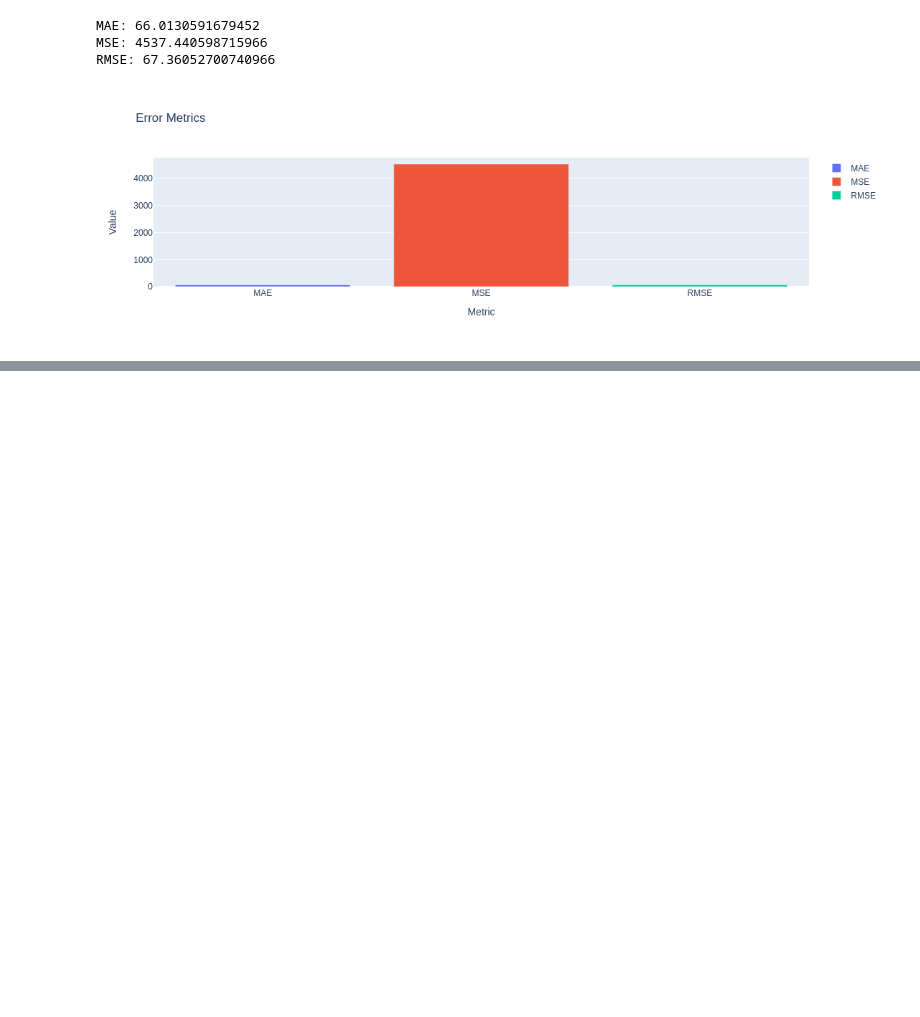
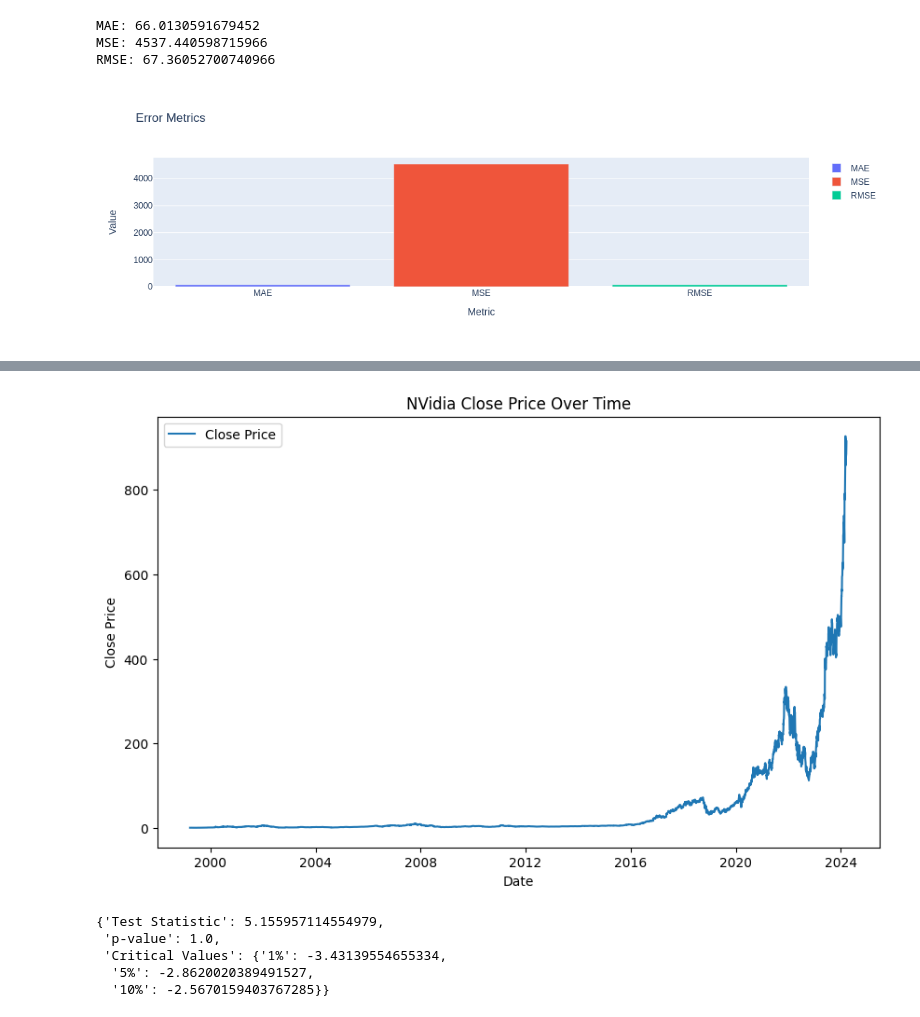
Before and after one commit to TunahanINCE/Machine-Learning-Models-for-Predicting-Stock-Market-Closing-Prices, a Jupyter notebook: TunahanINCE.ipynb, the cells around one changed output, grey strips where cells are left out. Drawn from its saved outputs; the diff is of its cells as text; code cells hidden in the pictures; blank space fills up the shorter version.

```diff
--- a/TunahanINCE.ipynb
+++ b/TunahanINCE.ipynb
@@ -470,0 +484,26 @@ print(f"Test RMSE: {test_rmse}")
+# %%
+import matplotlib.pyplot as plt
+from statsmodels.tsa.stattools import adfuller
+
+# Zaman serisinin grafiğini çizelim
+plt.figure(figsize=(10, 6))
+plt.plot(df_arima.index, df_arima["Close"], label="Close Price")
+plt.title("NVidia Close Price Over Time")
+plt.xlabel("Date")
+plt.ylabel("Close Price")
+plt.legend()
+plt.show()
+# %% [output]
+[figure, added]
+# %%
+# Durağanlık testi yapalım (Augmented Dickey-Fuller testi)
+adf_test = adfuller(df_arima["Close"])
+adf_test_output = {"Test Statistic": adf_test[0], "p-value": adf_test[1], "Critical Values": adf_test[4]}
+
+adf_test_output
+# %% [output]
+{'Test Statistic': 5.155957114554979,
+ 'p-value': 1.0,
+ 'Critical Values': {'1%': -3.43139554655334,
+  '5%': -2.8620020389491527,
+  '10%': -2.5670159403767285}}
```
Also changed, not shown: parts of 26 cells of this notebook.
